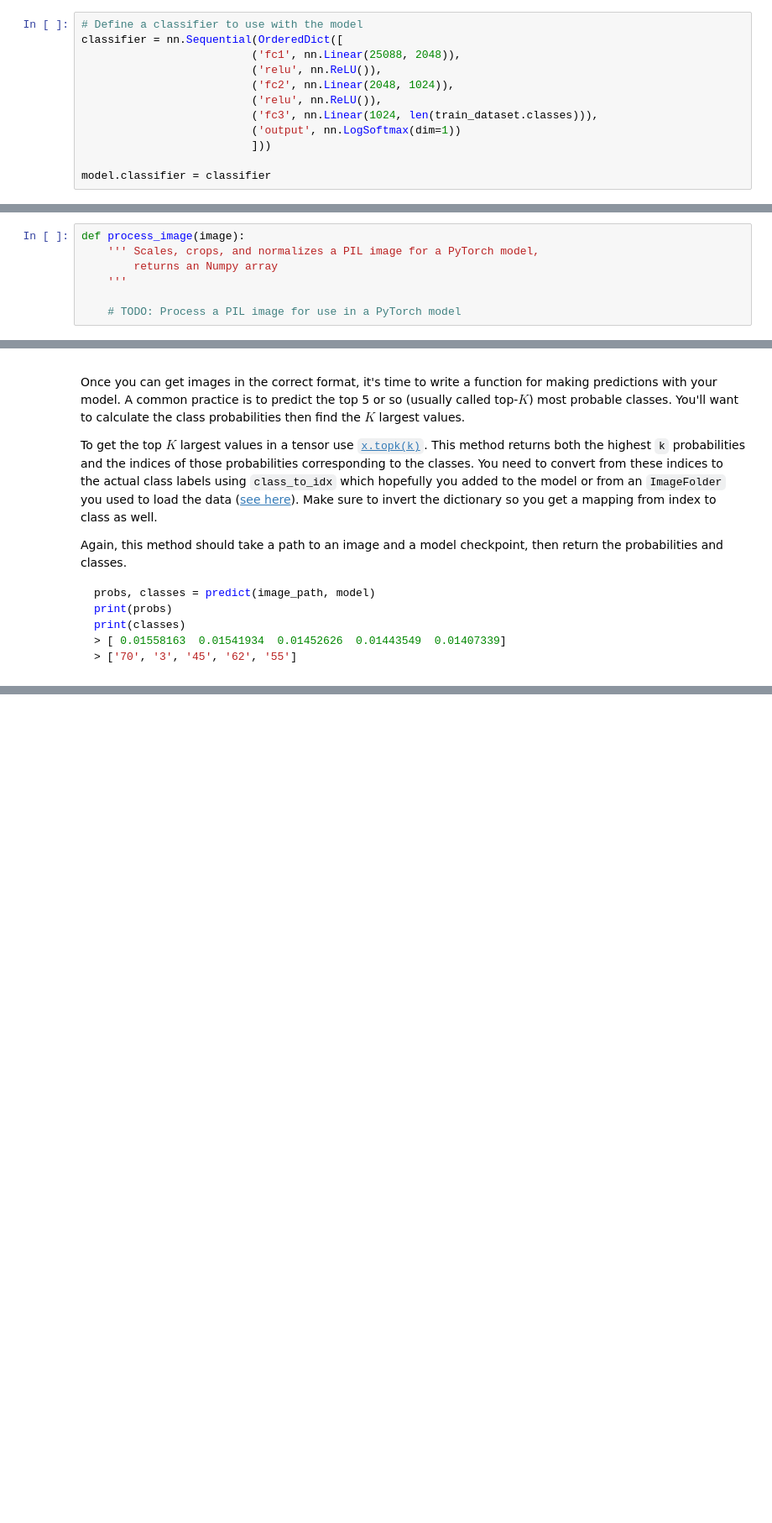
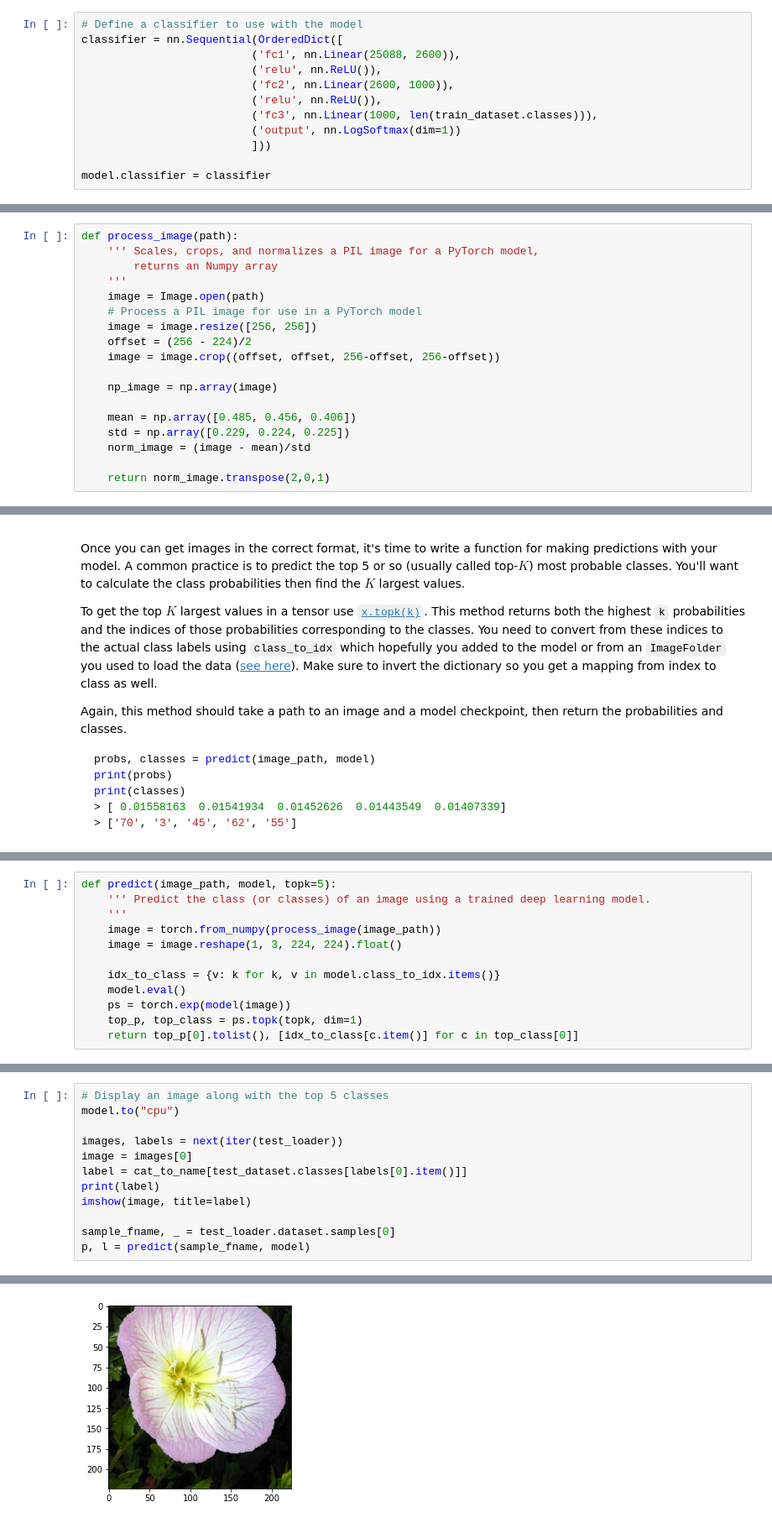
Before and after one commit to dexpota/udacity-machine-learning-introduction, a Jupyter notebook: projects/p2_image_classifier/image_classifier_project.ipynb, the cells around one changed output, grey strips where cells are left out. Shown: that part at 84% size. Drawn from its saved outputs; the diff is of its cells as text; blank space fills up the shorter version.

```diff
--- a/projects/p2_image_classifier/image_classifier_project.ipynb
+++ b/projects/p2_image_classifier/image_classifier_project.ipynb
@@ -153,11 +154,11 @@ for param in model.parameters():
 # %%
 # Define a classifier to use with the model
 classifier = nn.Sequential(OrderedDict([
-                          ('fc1', nn.Linear(25088, 2048)),
+                          ('fc1', nn.Linear(25088, 2600)),
                           ('relu', nn.ReLU()),
-                          ('fc2', nn.Linear(2048, 1024)),
+                          ('fc2', nn.Linear(2600, 1000)),
                           ('relu', nn.ReLU()),
-                          ('fc3', nn.Linear(1024, len(train_dataset.classes))),
+                          ('fc3', nn.Linear(1000, len(train_dataset.classes))),
                           ('output', nn.LogSoftmax(dim=1))
                           ]))
 
@@ -251,12 +357,23 @@ As before, the network expects the images to be normalized in a specific way. Fo
 
 And finally, PyTorch expects the color channel to be the first dimension but it's the third dimension in the PIL image and Numpy array. You can reorder dimensions using [`ndarray.transpose`](https://docs.scipy.org/doc/numpy-1.13.0/reference/generated/numpy.ndarray.transpose.html). The color channel needs to be first and retain the order of the other two dimensions.
 # %%
-def process_image(image):
+def process_image(path):
     ''' Scales, crops, and normalizes a PIL image for a PyTorch model,
         returns an Numpy array
     '''
+    image = Image.open(path)
+    # Process a PIL image for use in a PyTorch model
+    image = image.resize([256, 256])
+    offset = (256 - 224)/2
+    image = image.crop((offset, offset, 256-offset, 256-offset))
 
-    # TODO: Process a PIL image for use in a PyTorch model
+    np_image = np.array(image)
+
+    mean = np.array([0.485, 0.456, 0.406])
+    std = np.array([0.229, 0.224, 0.225])
+    norm_image = (image - mean)/std
+
+    return norm_image.transpose(2,0,1)
 # %% [markdown]
 To check your work, the function below converts a PyTorch tensor and displays it in the notebook. If your `process_image` function works, running the output through this function should return the original image (except for the cropped out portions).
 # %%
@@ -305,3 +416,15 @@ def predict(image_path, model, topk=5):
+# %%
+def predict(image_path, model, topk=5):
+    ''' Predict the class (or classes) of an image using a trained deep learning model.
+    '''
+    image = torch.from_numpy(process_image(image_path))
+    image = image.reshape(1, 3, 224, 224).float()
+
+    idx_to_class = {v: k for k, v in model.class_to_idx.items()}
+    model.eval()
+    ps = torch.exp(model(image))
+    top_p, top_class = ps.topk(topk, dim=1)
+    return top_p[0].tolist(), [idx_to_class[c.item()] for c in top_class[0]]
 # %% [markdown]
 ## Sanity Checking
 
@@ -314,0 +436,13 @@ You can convert from the class integer encoding to actual flower names with the
+# %%
+# Display an image along with the top 5 classes
+model.to("cpu")
+
+images, labels = next(iter(test_loader))
+image = images[0]
+label = cat_to_name[test_dataset.classes[labels[0].item()]]
+print(label)
+imshow(image, title=label)
+
+sample_fname, _ = test_loader.dataset.samples[0]
+p, l = predict(sample_fname, model)
+# %% [output]
@@ -314,0 +450 @@ You can convert from the class integer encoding to actual flower names with the
+[figure, added]
```
Also changed, not shown: parts of 15 cells of this notebook.
